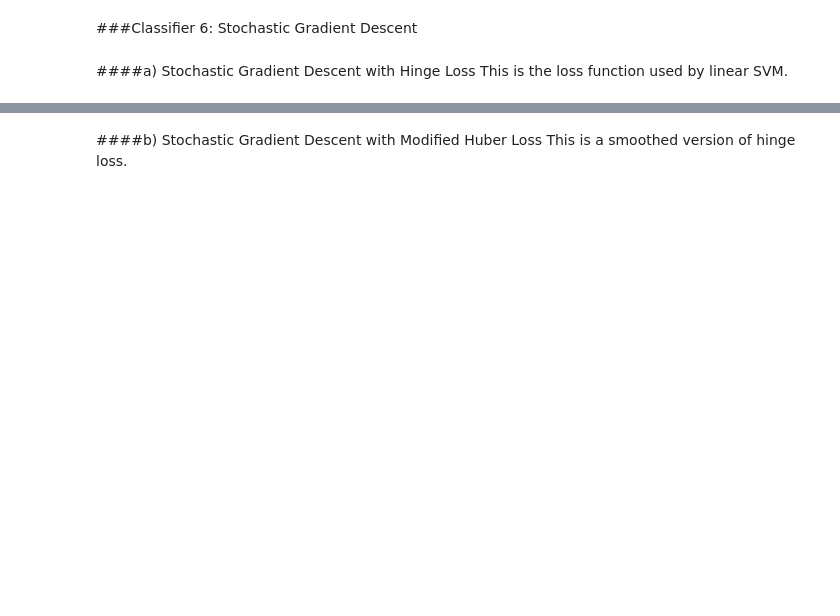
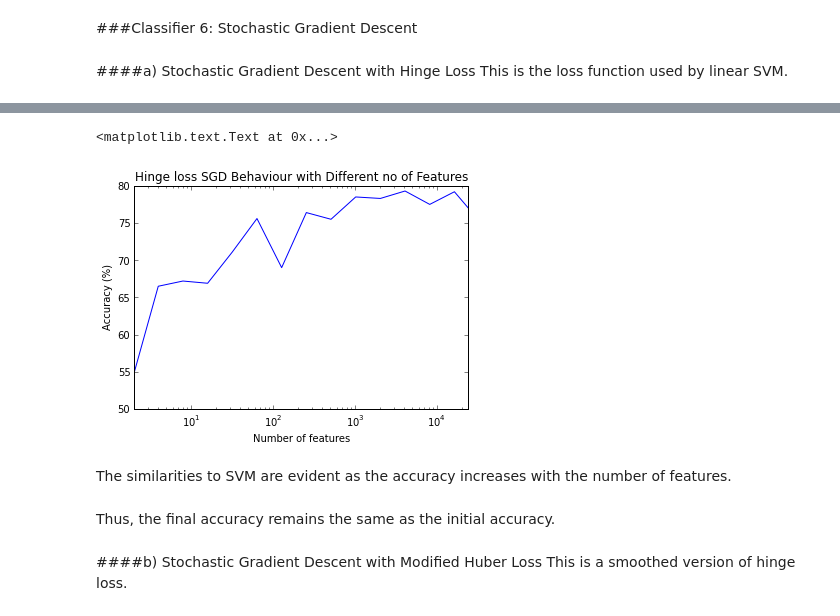
Before and after one commit to DJSagarAhire/Sentiment-Analysis-Comparative-Study, a Jupyter notebook: notebooks/01_Classification-Unigram-Presence.ipynb, the cells around one changed output, grey strips where cells are left out. Saved outputs shown, nothing was run; the diff lists cells and outputs as text; code cells hidden in the pictures; blank space fills up the shorter version.

Commit message:
Final optimized scores and final plot added in unigram presence

```diff
--- a/notebooks/01_Classification-Unigram-Presence.ipynb
+++ b/notebooks/01_Classification-Unigram-Presence.ipynb
@@ -381,3 +419,29 @@ avg / total       0.78      0.78      0.78      1000
+# %%
+from sklearn.linear_model import SGDClassifier
+from sklearn.metrics import accuracy_score
+
+unigram_sgd_hinge = SGDClassifier(shuffle=True)
+
+accuracies = []
+kvals = logspace(1, 14, num=14, base=2.0)  # k = 2, 4, 8, 16, ...
+kvals = append(kvals, [unigram_train_X.shape[1]])
+for k in kvals:
+    unigram_predict_y = select_classify(unigram_sgd_hinge, k)
+    accuracies.append(accuracy_score(unigram_test_y, unigram_predict_y) * 100)
+
+plot(kvals, accuracies)
+xscale('log')
+xlim([0, unigram_train_X.shape[1]])
+xlabel('Number of features')
+ylabel('Accuracy (%)')
+title('Hinge loss SGD Behaviour with Different no of Features')
+# %% [output]
+<matplotlib.text.Text at 0x...>
+[figure, added]
+# %% [markdown]
+The similarities to SVM are evident as the accuracy increases with the number of features.
+# %% [markdown]
+Thus, the final accuracy remains the same as the initial accuracy.
 # %% [markdown]
 ####b) Stochastic Gradient Descent with Modified Huber Loss
 This is a smoothed version of hinge loss.
```
Also changed, not shown: parts of 15 cells of this notebook.
